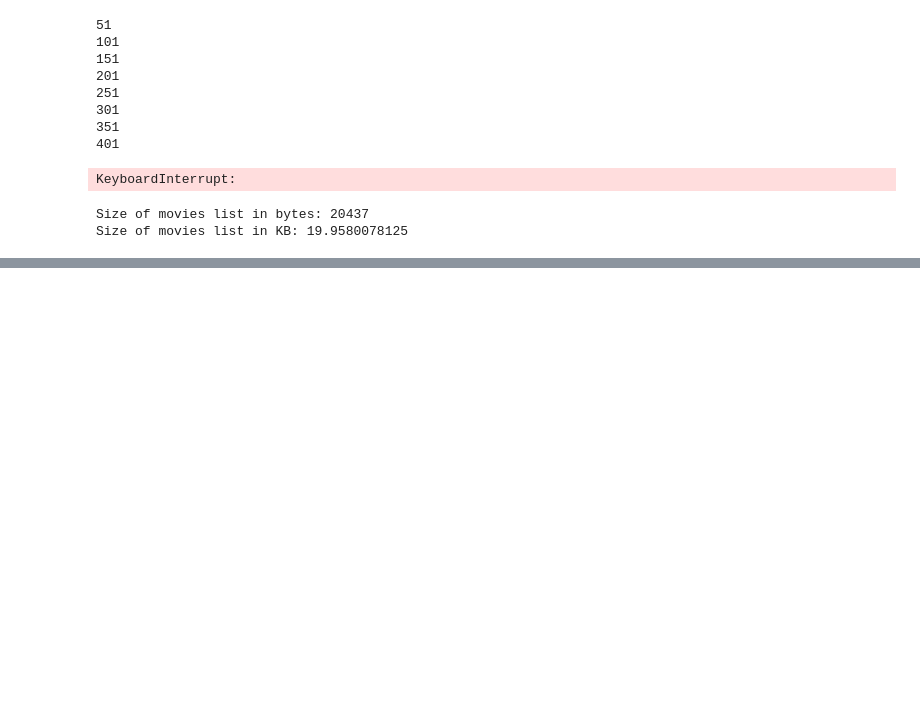
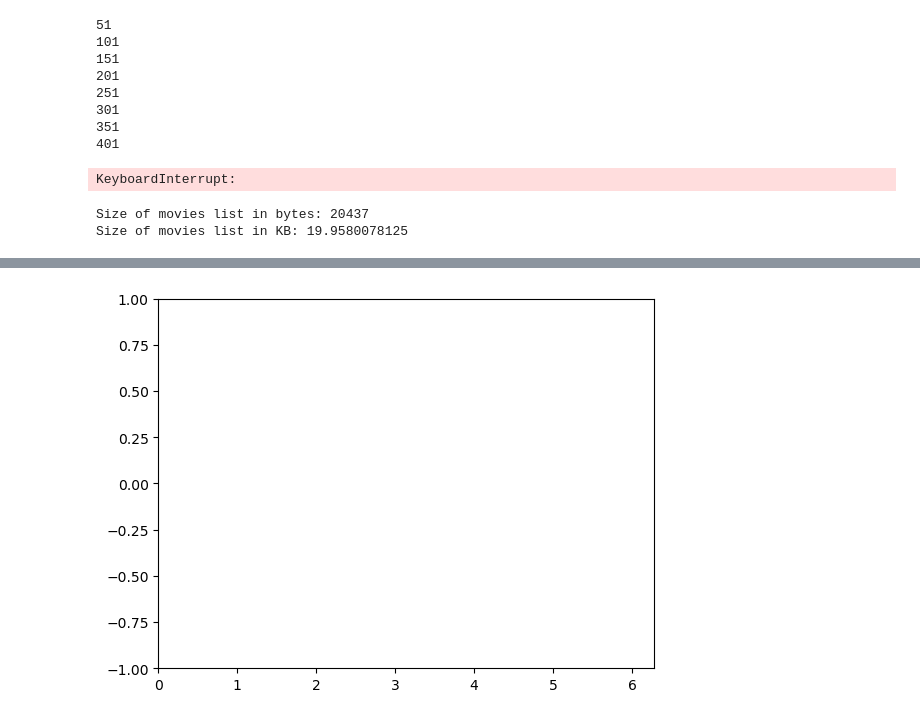
Before and after one commit to DiogoRibeiro7/Medium-Blog, a Jupyter notebook: fetch medium.ipynb, the cells around one changed output, grey strips where cells are left out. Saved outputs shown, nothing was run; the diff lists cells and outputs as text; code cells hidden in the pictures; blank space fills up the shorter version.

```diff
--- a/fetch medium.ipynb
+++ b/fetch medium.ipynb
@@ -760,3 +760,35 @@ movies
 | 47 | Turning Red: Estranhamente Vermelho | 7.0 | Animation, Adventure, Comedy | 83 | 100 min | 139830 |
 | 48 | A Cidade Perdida | 6.1 | Action, Adventure, Comedy | 60 | 112 min | 139468 |
 | 49 | Sorri | 6.5 | Horror, Mystery, Thriller | 68 | 115 min | 138902 |
+# %%
+import numpy as np
+import matplotlib.pyplot as plt
+import matplotlib.animation as animation
+
+# Define the Tautochrone Curve function (simplified)
+def tautochrone_curve(x):
+    return np.sin(x)
+
+# Initialize the figure and axis
+fig, ax = plt.subplots()
+points, = plt.plot([], [], 'bo', markersize=12)
+
+# Initialize the animation
+def init():
+    ax.set_xlim(0, 2 * np.pi)
+    ax.set_ylim(-1, 1)
+    return points,
+
+# Update the animation
+def update(frame):
+    x_data = np.linspace(0, frame, 5)
+    y_data = tautochrone_curve(x_data)
+    points.set_data(x_data, y_data)
+    return points,
+
+# Create the animation
+ani = animation.FuncAnimation(fig, update, frames=np.linspace(0, 2 * np.pi, 100), init_func=init, blit=True)
+
+plt.show()
+# %% [output]
+[figure, added]
```
Also changed, not shown: parts of 3 cells of this notebook, 1 other file.
